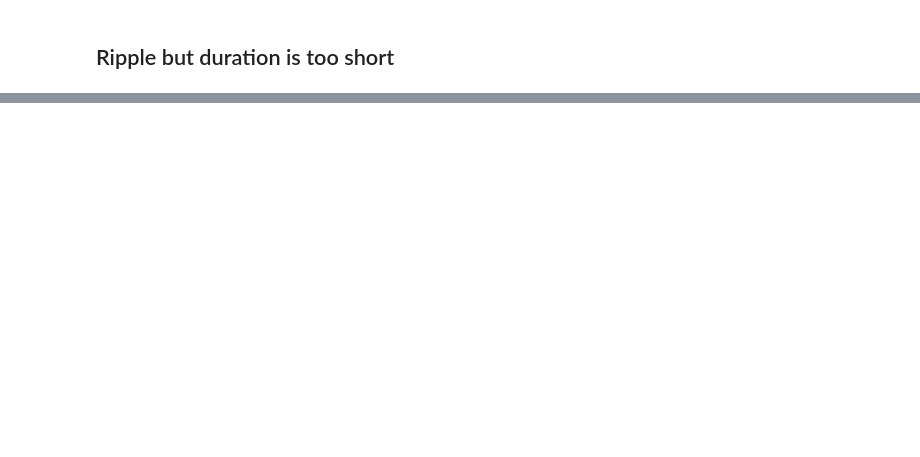
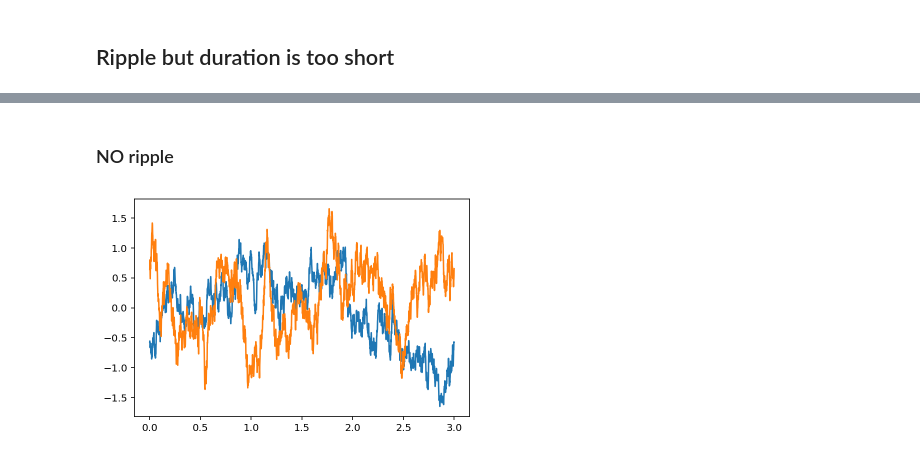
Before and after one commit to Eden-Kramer-Lab/ripple_detection, a Jupyter notebook: examples/detection_examples.ipynb, the cells around one changed output, grey strips where cells are left out. Saved outputs shown, nothing was run; the diff lists cells and outputs as text; code cells hidden in the pictures; blank space fills up the shorter version.

```diff
--- a/examples/detection_examples.ipynb
+++ b/examples/detection_examples.ipynb
@@ -306,0 +308,11 @@ for ripple in Kay_ripple_times.itertuples():
+# %% [markdown]
+### NO ripple
+# %%
+LFPs = np.stack((
+    simulate_LFP(time, [], noise_amplitude=1.2, ripple_amplitude=1.5),
+    simulate_LFP(time, [], noise_amplitude=1.2, ripple_amplitude=1.5)
+    ), axis=1)
+plt.plot(time, LFPs)
+speed = np.ones_like(time)
+# %% [output]
+[figure, added]
```
Also changed, not shown: parts of 23 cells of this notebook, 1 other file.
